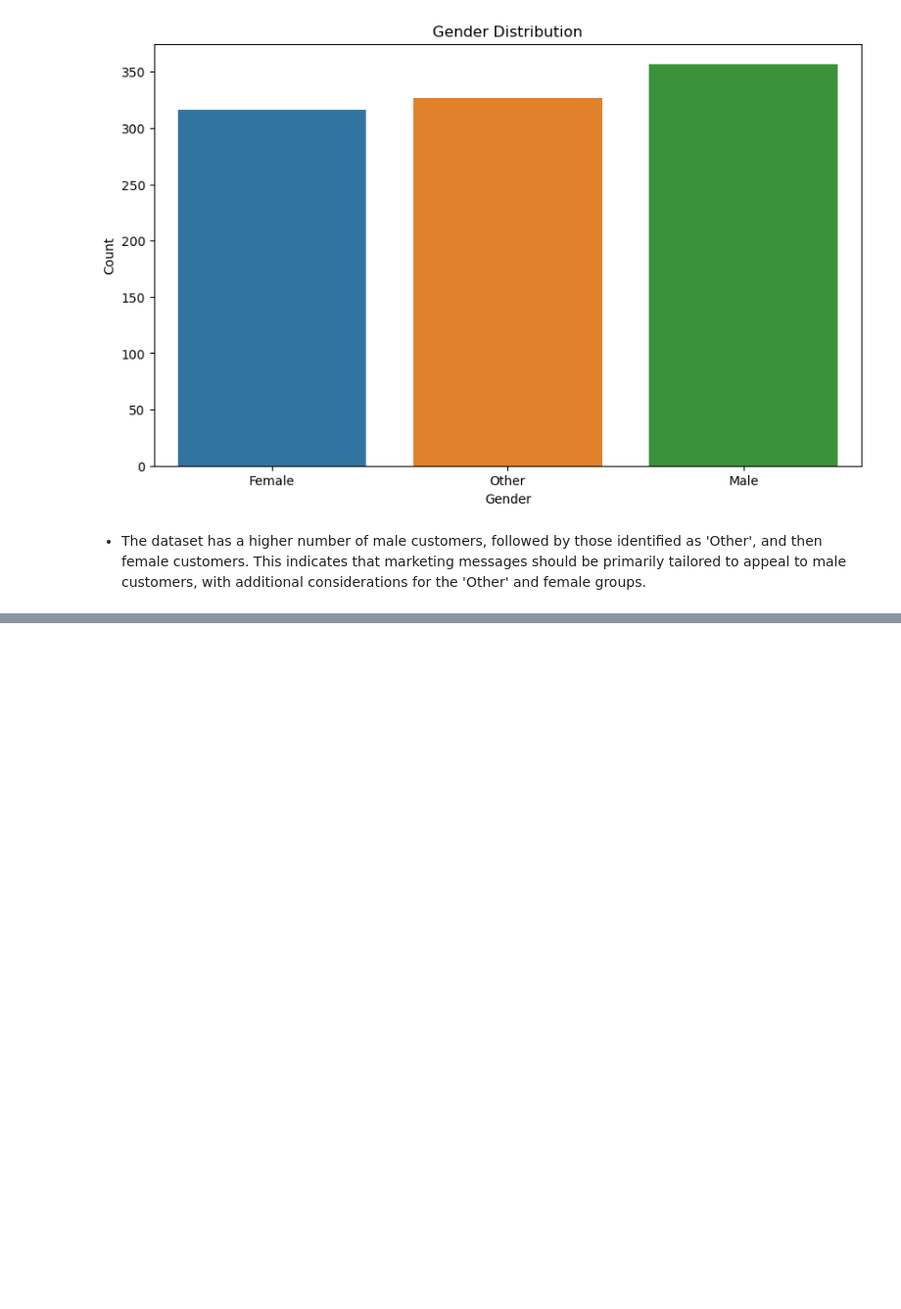
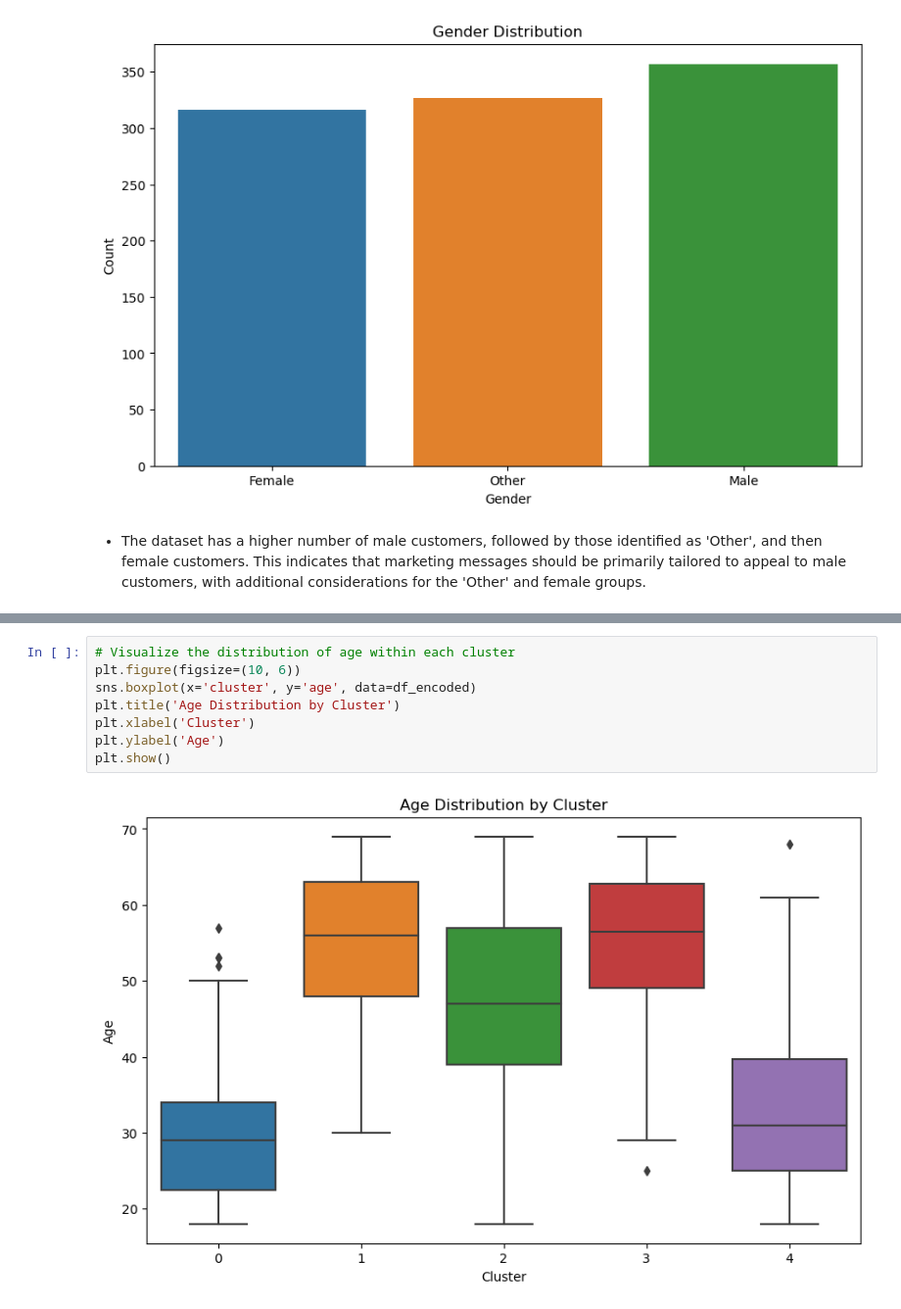
Before and after one commit to DonnahM/Customer-Segmentation-Analysis, a Jupyter notebook: Customer Segmentation.ipynb, the cells around one changed output, grey strips where cells are left out. Shown: that part at 98% size. Cells and saved outputs as stored; diff of their text form; blank space fills up the shorter version.

```diff
--- a/Customer Segmentation.ipynb
+++ b/Customer Segmentation.ipynb
@@ -221,0 +277,10 @@ plt.show()
+# %%
+# Visualize the distribution of age within each cluster
+plt.figure(figsize=(10, 6))
+sns.boxplot(x='cluster', y='age', data=df_encoded)
+plt.title('Age Distribution by Cluster')
+plt.xlabel('Cluster')
+plt.ylabel('Age')
+plt.show()
+# %% [output]
+[figure, added]
```
Also changed, not shown: parts of 19 cells of this notebook, 1 other file.
